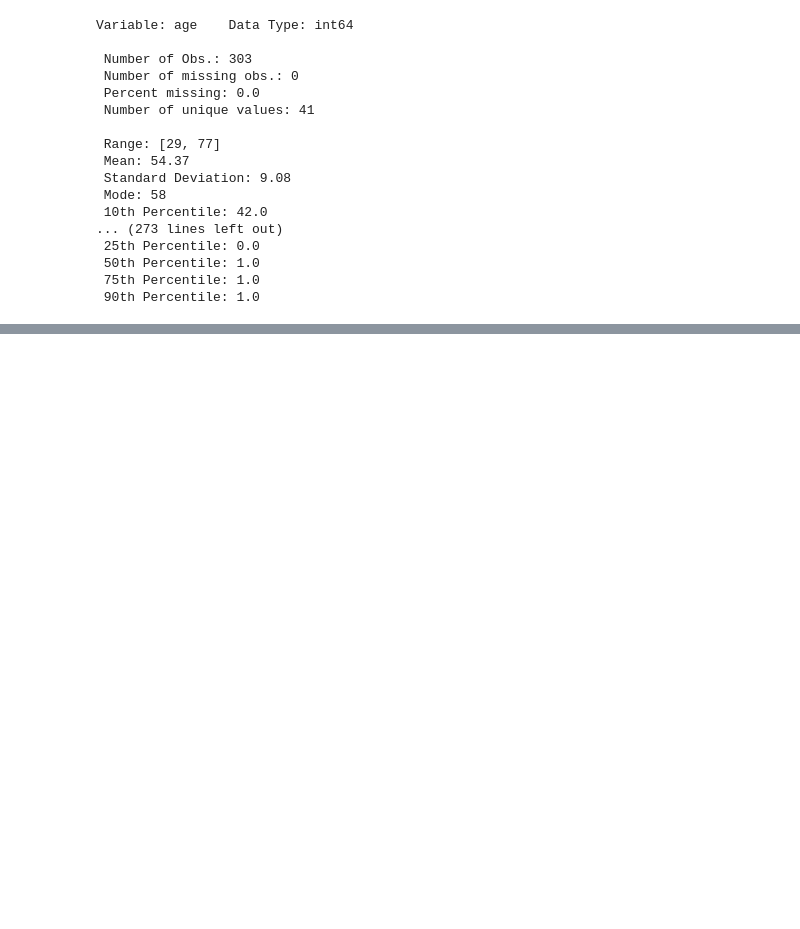
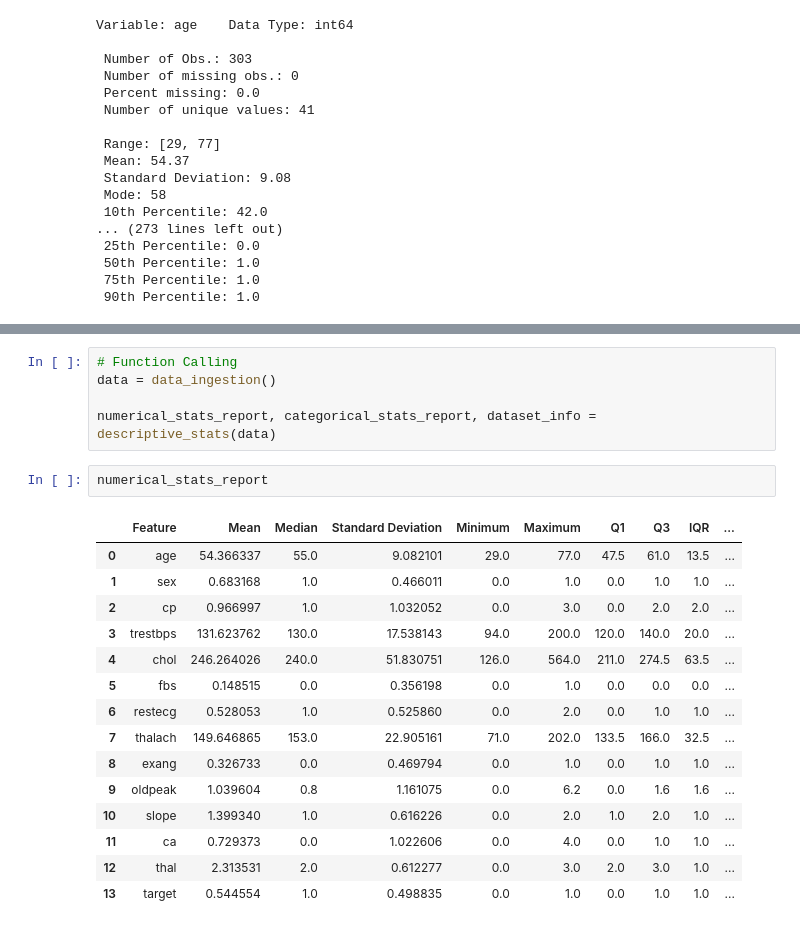
Before and after one commit to rushikeshpatil-123/heartdisese_predictionmodel, a Jupyter notebook: notebook/experiments/model.ipynb, the cells around one changed output, grey strips where cells are left out. Drawn from its saved outputs; the diff is of its cells as text; blank space fills up the shorter version.

```diff
--- a/notebook/experiments/model.ipynb
+++ b/notebook/experiments/model.ipynb
@@ -68,0 +181,23 @@ Variable: age    Data Type: int64
+# %%
+# Function Calling
+data = data_ingestion()
+
+numerical_stats_report, categorical_stats_report, dataset_info = descriptive_stats(data)
+# %%
+numerical_stats_report
+# %% [output]
+|  | Feature | Mean | Median | Standard Deviation | Minimum | Maximum | Q1 | Q3 | IQR | ... |
+| 0 | age | 54.366337 | 55.0 | 9.082101 | 29.0 | 77.0 | 47.5 | 61.0 | 13.5 | ... |
+| 1 | sex | 0.683168 | 1.0 | 0.466011 | 0.0 | 1.0 | 0.0 | 1.0 | 1.0 | ... |
+| 2 | cp | 0.966997 | 1.0 | 1.032052 | 0.0 | 3.0 | 0.0 | 2.0 | 2.0 | ... |
+| 3 | trestbps | 131.623762 | 130.0 | 17.538143 | 94.0 | 200.0 | 120.0 | 140.0 | 20.0 | ... |
+| 4 | chol | 246.264026 | 240.0 | 51.830751 | 126.0 | 564.0 | 211.0 | 274.5 | 63.5 | ... |
+| 5 | fbs | 0.148515 | 0.0 | 0.356198 | 0.0 | 1.0 | 0.0 | 0.0 | 0.0 | ... |
+| 6 | restecg | 0.528053 | 1.0 | 0.525860 | 0.0 | 2.0 | 0.0 | 1.0 | 1.0 | ... |
+| 7 | thalach | 149.646865 | 153.0 | 22.905161 | 71.0 | 202.0 | 133.5 | 166.0 | 32.5 | ... |
+| 8 | exang | 0.326733 | 0.0 | 0.469794 | 0.0 | 1.0 | 0.0 | 1.0 | 1.0 | ... |
+| 9 | oldpeak | 1.039604 | 0.8 | 1.161075 | 0.0 | 6.2 | 0.0 | 1.6 | 1.6 | ... |
+| 10 | slope | 1.399340 | 1.0 | 0.616226 | 0.0 | 2.0 | 1.0 | 2.0 | 1.0 | ... |
+| 11 | ca | 0.729373 | 0.0 | 1.022606 | 0.0 | 4.0 | 0.0 | 1.0 | 1.0 | ... |
+| 12 | thal | 2.313531 | 2.0 | 0.612277 | 0.0 | 3.0 | 2.0 | 3.0 | 1.0 | ... |
+| 13 | target | 0.544554 | 1.0 | 0.498835 | 0.0 | 1.0 | 0.0 | 1.0 | 1.0 | ... |
```
Also changed, not shown: parts of 6 cells of this notebook.
